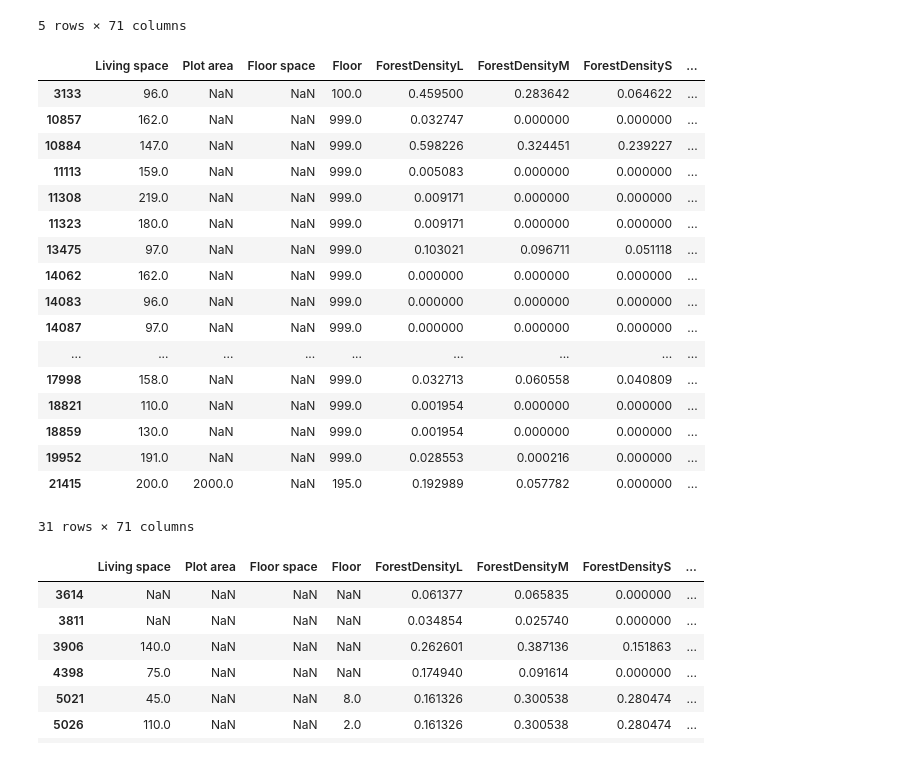
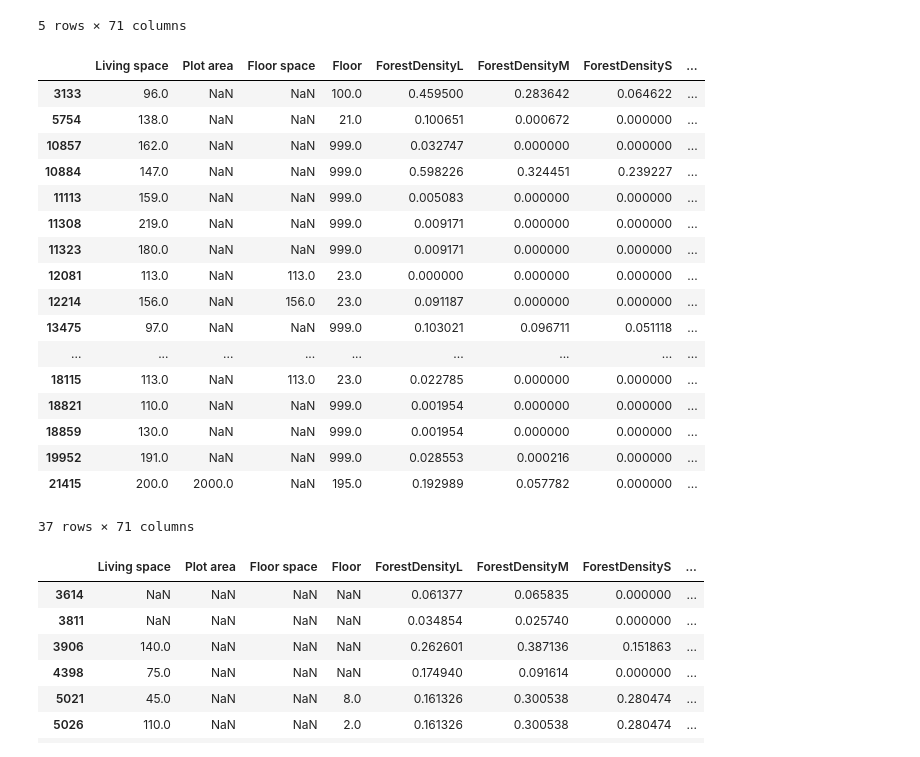
Before and after one commit to marvinvr/fhnw-cml1, a Jupyter notebook: 01_0_data_wrangling.ipynb, the cells around one changed output. Drawn from its saved outputs; the diff is of its cells as text; code cells hidden in the pictures.

```diff
--- a/01_0_data_wrangling.ipynb
+++ b/01_0_data_wrangling.ipynb
@@ -348,27 +323,27 @@ clean_df[clean_df['Floor space'] <= floor_space_cutoff]
 | 22111 | 195.0 | 578.0 | 1.0 | NaN | 0.298248 | 0.155929 | 0.014410 | ... |
 5 rows × 71 columns
 # %%
-floor_cutoff = 30
+floor_cutoff = 20
 clean_df[clean_df['Floor'] > floor_cutoff]
 # %% [output]
 |  | Living space | Plot area | Floor space | Floor | ForestDensityL | ForestDensityM | ForestDensityS | ... |
 | 3133 | 96.0 | NaN | NaN | 100.0 | 0.459500 | 0.283642 | 0.064622 | ... |
+| 5754 | 138.0 | NaN | NaN | 21.0 | 0.100651 | 0.000672 | 0.000000 | ... |
 | 10857 | 162.0 | NaN | NaN | 999.0 | 0.032747 | 0.000000 | 0.000000 | ... |
 | 10884 | 147.0 | NaN | NaN | 999.0 | 0.598226 | 0.324451 | 0.239227 | ... |
 | 11113 | 159.0 | NaN | NaN | 999.0 | 0.005083 | 0.000000 | 0.000000 | ... |
 | 11308 | 219.0 | NaN | NaN | 999.0 | 0.009171 | 0.000000 | 0.000000 | ... |
 | 11323 | 180.0 | NaN | NaN | 999.0 | 0.009171 | 0.000000 | 0.000000 | ... |
+| 12081 | 113.0 | NaN | 113.0 | 23.0 | 0.000000 | 0.000000 | 0.000000 | ... |
+| 12214 | 156.0 | NaN | 156.0 | 23.0 | 0.091187 | 0.000000 | 0.000000 | ... |
 | 13475 | 97.0 | NaN | NaN | 999.0 | 0.103021 | 0.096711 | 0.051118 | ... |
-| 14062 | 162.0 | NaN | NaN | 999.0 | 0.000000 | 0.000000 | 0.000000 | ... |
-| 14083 | 96.0 | NaN | NaN | 999.0 | 0.000000 | 0.000000 | 0.000000 | ... |
-| 14087 | 97.0 | NaN | NaN | 999.0 | 0.000000 | 0.000000 | 0.000000 | ... |
 | ... | ... | ... | ... | ... | ... | ... | ... | ... |
-| 17998 | 158.0 | NaN | NaN | 999.0 | 0.032713 | 0.060558 | 0.040809 | ... |
+| 18115 | 113.0 | NaN | 113.0 | 23.0 | 0.022785 | 0.000000 | 0.000000 | ... |
 | 18821 | 110.0 | NaN | NaN | 999.0 | 0.001954 | 0.000000 | 0.000000 | ... |
 | 18859 | 130.0 | NaN | NaN | 999.0 | 0.001954 | 0.000000 | 0.000000 | ... |
 | 19952 | 191.0 | NaN | NaN | 999.0 | 0.028553 | 0.000216 | 0.000000 | ... |
 | 21415 | 200.0 | 2000.0 | NaN | 195.0 | 0.192989 | 0.057782 | 0.000000 | ... |
-31 rows × 71 columns
+37 rows × 71 columns
 # %%
 price_cleaned_cutoff = 10_000
 clean_df[clean_df['price_cleaned'] < price_cleaned_cutoff]
```
Also changed, not shown: parts of 4 cells of this notebook, 40 other files.
